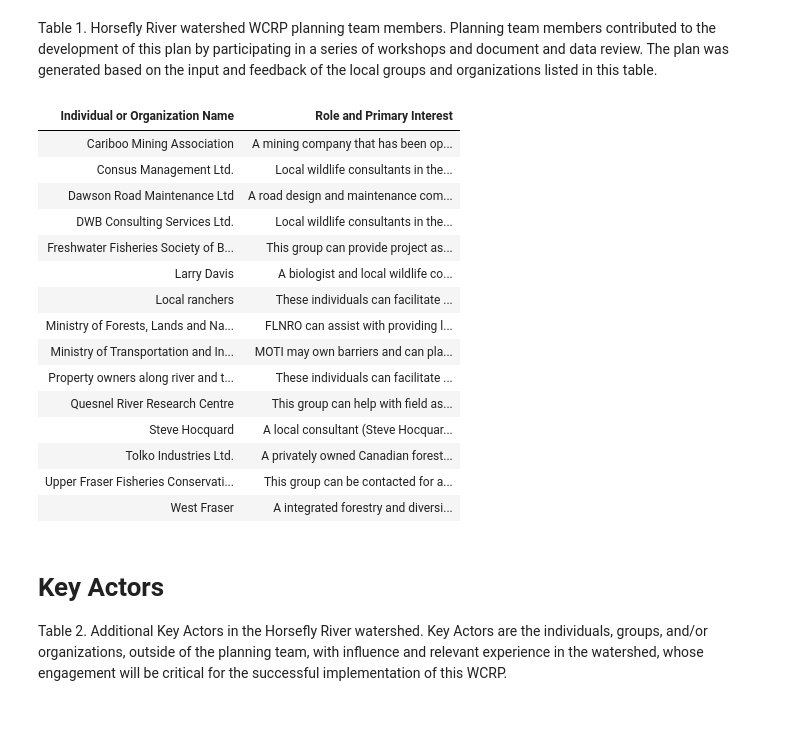
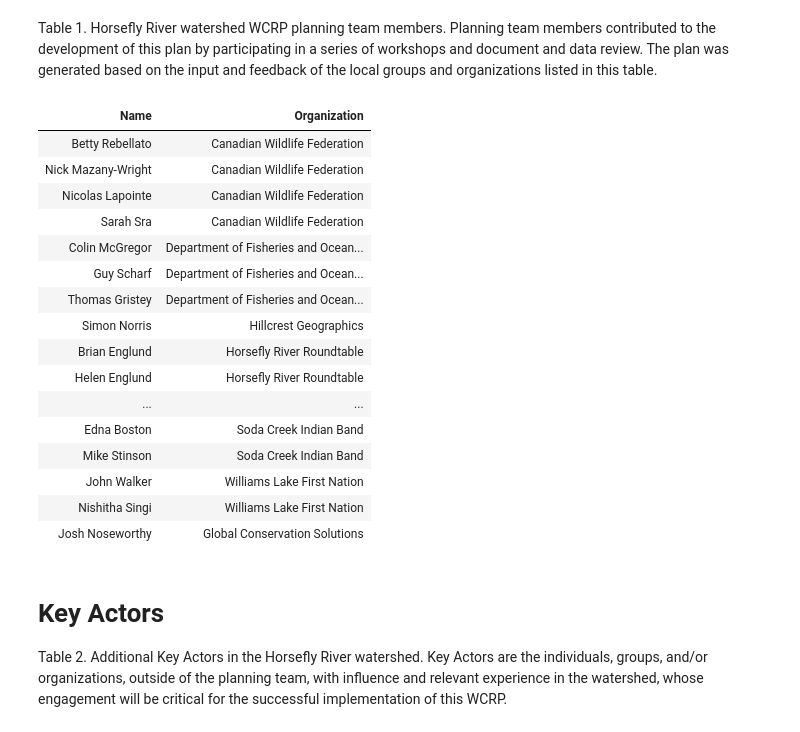
Before and after one commit to Canadian-Wildlife-Federation/Horsefly-WCRP, a Jupyter notebook: Tutorials/Jupyter_Book/mynewbook/Planning.ipynb, the cells around one changed output. Saved outputs shown, nothing was run; the diff lists cells and outputs as text; code cells hidden in the pictures.

Commit message:
table placent test # 2

```diff
--- a/Tutorials/Jupyter_Book/mynewbook/Planning.ipynb
+++ b/Tutorials/Jupyter_Book/mynewbook/Planning.ipynb
@@ -17,31 +17,32 @@ Table 1. Horsefly River watershed WCRP planning team members. Planning team memb
 # %%
 
 import pandas as pd
 import warnings
 
 warnings.filterwarnings('ignore')
 
 
-data = pd.read_csv('tables\key_actors.csv', index_col=False)
+data = pd.read_csv('planning_team_copy.csv', index_col=False)
 
 data.style.hide_index().set_properties(**{'text-align': 'left'})
 # %% [output]
-| Individual or Organization Name | Role and Primary Interest |
-| Cariboo Mining Association | A mining company that has been op... |
-| Consus Management Ltd. | Local wildlife consultants in the... |
-| Dawson Road Maintenance Ltd | A road design and maintenance com... |
-| DWB Consulting Services Ltd. | Local wildlife consultants in the... |
-| Freshwater Fisheries Society of B... | This group can provide project as... |
-| Larry Davis | A biologist and local wildlife co... |
-| Local ranchers | These individuals can facilitate ... |
-| Ministry of Forests, Lands and Na... | FLNRO can assist with providing l... |
-| Ministry of Transportation and In... | MOTI may own barriers and can pla... |
-| Property owners along river and t... | These individuals can facilitate ... |
-| Quesnel River Research Centre | This group can help with field as... |
-| Steve Hocquard | A local consultant (Steve Hocquar... |
-| Tolko Industries Ltd. | A privately owned Canadian forest... |
-| Upper Fraser Fisheries Conservati... | This group can be contacted for a... |
-| West Fraser | A integrated forestry and diversi... |
+| Name | Organization |
+| Betty Rebellato | Canadian Wildlife Federation |
+| Nick Mazany-Wright | Canadian Wildlife Federation |
+| Nicolas Lapointe | Canadian Wildlife Federation |
+| Sarah Sra | Canadian Wildlife Federation |
+| Colin McGregor | Department of Fisheries and Ocean... |
+| Guy Scharf | Department of Fisheries and Ocean... |
+| Thomas Gristey | Department of Fisheries and Ocean... |
+| Simon Norris | Hillcrest Geographics |
+| Brian Englund | Horsefly River Roundtable |
+| Helen Englund | Horsefly River Roundtable |
+| ... | ... |
+| Edna Boston | Soda Creek Indian Band |
+| Mike Stinson | Soda Creek Indian Band |
+| John Walker | Williams Lake First Nation |
+| Nishitha Singi | Williams Lake First Nation |
+| Josh Noseworthy | Global Conservation Solutions |
 # %% [markdown]
 # Key Actors
 
```
Also changed, not shown: parts of 1 cell of this notebook, 1 other file.
